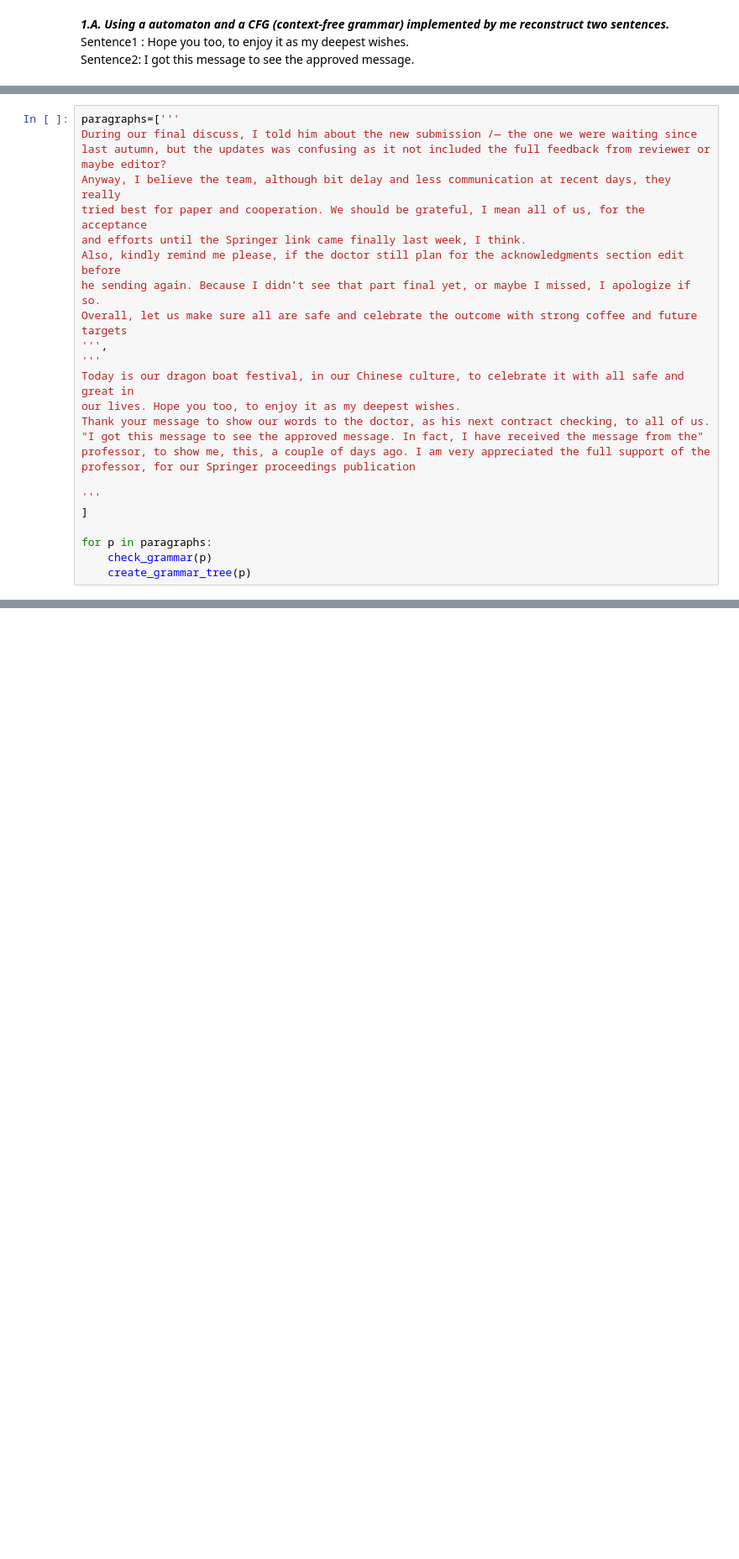
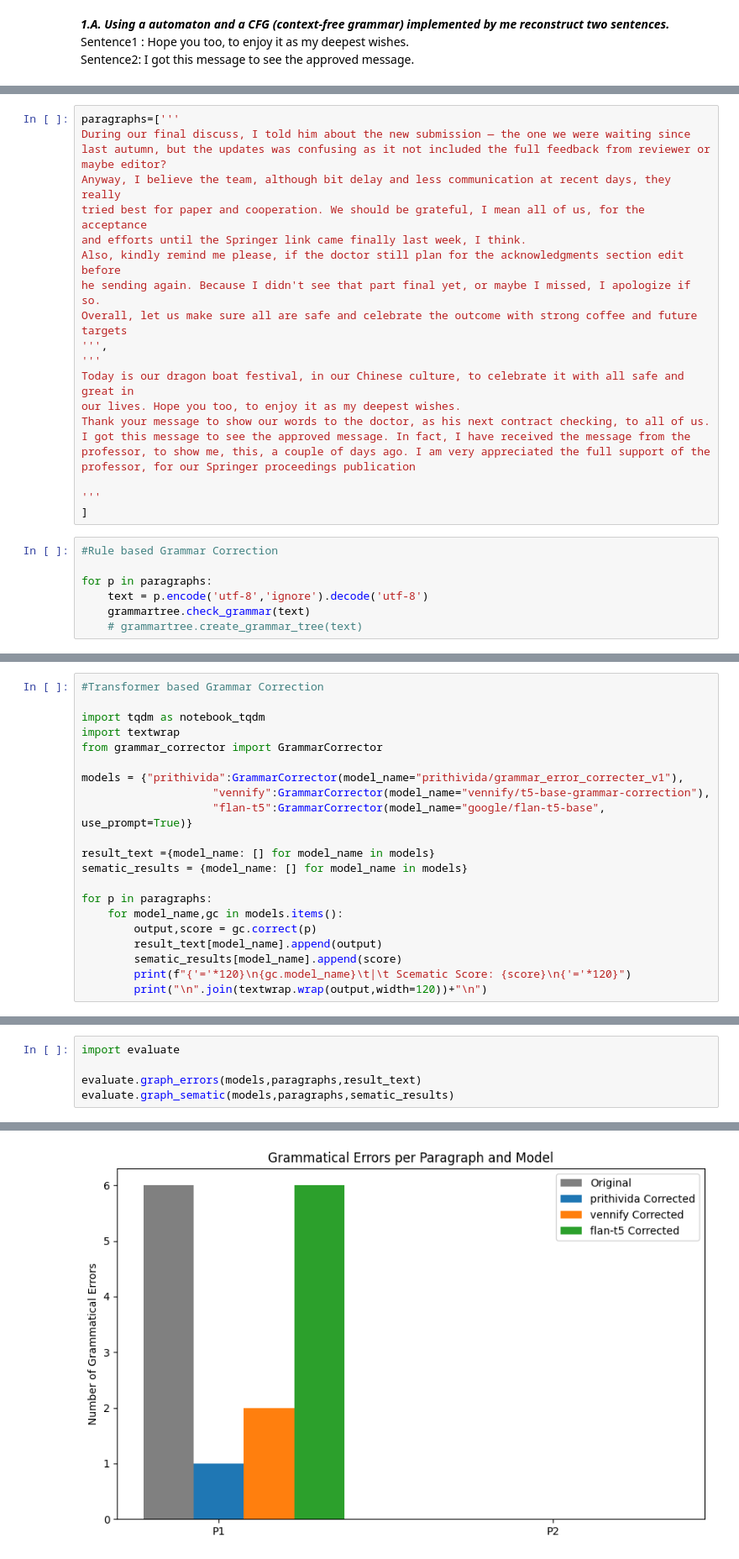
Before and after one commit to LamprosKoukoulis/nlp, a Jupyter notebook: Part 1/1.a.Grammar.ipynb, the cells around one changed output, grey strips where cells are left out. Shown at 84% size. Cells and saved outputs as stored; diff of their text form; blank space fills up the shorter version.

```diff
--- a/Part 1/1.a.Grammar.ipynb
+++ b/Part 1/1.a.Grammar.ipynb
@@ -59,26 +79,29 @@ from grammartree import create_grammar_tree, check_grammar
 # %%
 paragraphs=['''
-During our final discuss, I told him about the new submission /— the one we were waiting since
+During our final discuss, I told him about the new submission — the one we were waiting since
 last autumn, but the updates was confusing as it not included the full feedback from reviewer or
 maybe editor?
 Anyway, I believe the team, although bit delay and less communication at recent days, they really
 tried best for paper and cooperation. We should be grateful, I mean all of us, for the acceptance
 and efforts until the Springer link came finally last week, I think.
 Also, kindly remind me please, if the doctor still plan for the acknowledgments section edit before
-he sending again. Because I didn’t see that part final yet, or maybe I missed, I apologize if so.
+he sending again. Because I didn't see that part final yet, or maybe I missed, I apologize if so.
 Overall, let us make sure all are safe and celebrate the outcome with strong coffee and future targets
 ''',
 '''
 Today is our dragon boat festival, in our Chinese culture, to celebrate it with all safe and great in
 our lives. Hope you too, to enjoy it as my deepest wishes.
 Thank your message to show our words to the doctor, as his next contract checking, to all of us.
-"I got this message to see the approved message. In fact, I have received the message from the"
+I got this message to see the approved message. In fact, I have received the message from the
 professor, to show me, this, a couple of days ago. I am very appreciated the full support of the
 professor, for our Springer proceedings publication
 
 '''
 ]
-
-for p in paragraphs:
-    check_grammar(p)
-    create_grammar_tree(p)
+# %%
+#Rule based Grammar Correction
+
+for p in paragraphs:
+    text = p.encode('utf-8','ignore').decode('utf-8')
+    grammartree.check_grammar(text)
+    # grammartree.create_grammar_tree(text)
@@ -84,0 +126,21 @@ for p in paragraphs:
+# %%
+#Transformer based Grammar Correction
+
+import tqdm as notebook_tqdm
+import textwrap
+from grammar_corrector import GrammarCorrector
+
+models = {"prithivida":GrammarCorrector(model_name="prithivida/grammar_error_correcter_v1"),
+                    "vennify":GrammarCorrector(model_name="vennify/t5-base-grammar-correction"),
+                    "flan-t5":GrammarCorrector(model_name="google/flan-t5-base", use_prompt=True)}
+
+result_text ={model_name: [] for model_name in models}
+sematic_results = {model_name: [] for model_name in models}
+
+for p in paragraphs:
+    for model_name,gc in models.items():
+        output,score = gc.correct(p)
+        result_text[model_name].append(output)
+        sematic_results[model_name].append(score)
+        print(f"{'='*120}\n{gc.model_name}\t|\t Scematic Score: {score}\n{'='*120}")
+        print("\n".join(textwrap.wrap(output,width=120))+"\n")
@@ -84,0 +168,6 @@ for p in paragraphs:
+# %%
+import evaluate
+
+evaluate.graph_errors(models,paragraphs,result_text)
+evaluate.graph_sematic(models,paragraphs,sematic_results)
+# %% [output]
@@ -84,0 +184 @@ for p in paragraphs:
+[figure, added]
```
Also changed, not shown: parts of 5 cells of this notebook, 5 other files.
